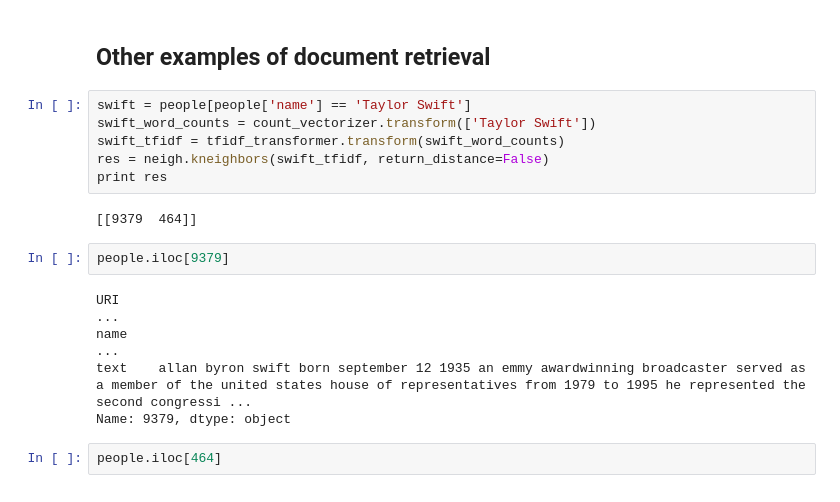
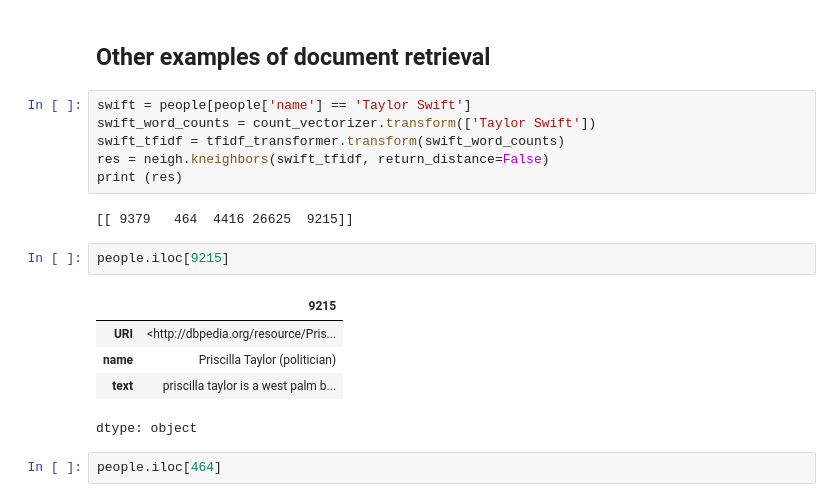
Before and after one commit to sameermahajan/MLWorkshop, a Jupyter notebook: 3. Clustering/People Wikipedia.ipynb, the cells around one changed output. Drawn from its saved outputs; the diff is of its cells as text.

```diff
--- a/3. Clustering/People Wikipedia.ipynb
+++ b/3. Clustering/People Wikipedia.ipynb
@@ -98,16 +96,17 @@ swift = people[people['name'] == 'Taylor Swift']
 swift_word_counts = count_vectorizer.transform(['Taylor Swift'])
 swift_tfidf = tfidf_transformer.transform(swift_word_counts)
 res = neigh.kneighbors(swift_tfidf, return_distance=False)
-print res
+print (res)
 # %% [output]
-[[9379  464]]
+[[ 9379   464  4416 26625  9215]]
 # %%
-people.iloc[9379]
+people.iloc[9215]
 # %% [output]
+|  | 9215 |
+| URI | <http://dbpedia.org/resource/Pris... |
+| name | Priscilla Taylor (politician) |
+| text | priscilla taylor is a west palm b... |
-URI                                                                                                                                                                                                      ...
-name                                                                                                                                                                                                     ...
-text    allan byron swift born september 12 1935 an emmy awardwinning broadcaster served as a member of the united states house of representatives from 1979 to 1995 he represented the second congressi ...
-Name: 9379, dtype: object
+dtype: object
 # %%
 people.iloc[464]
 # %% [output]
```
Also changed, not shown: parts of 4 cells of this notebook.
